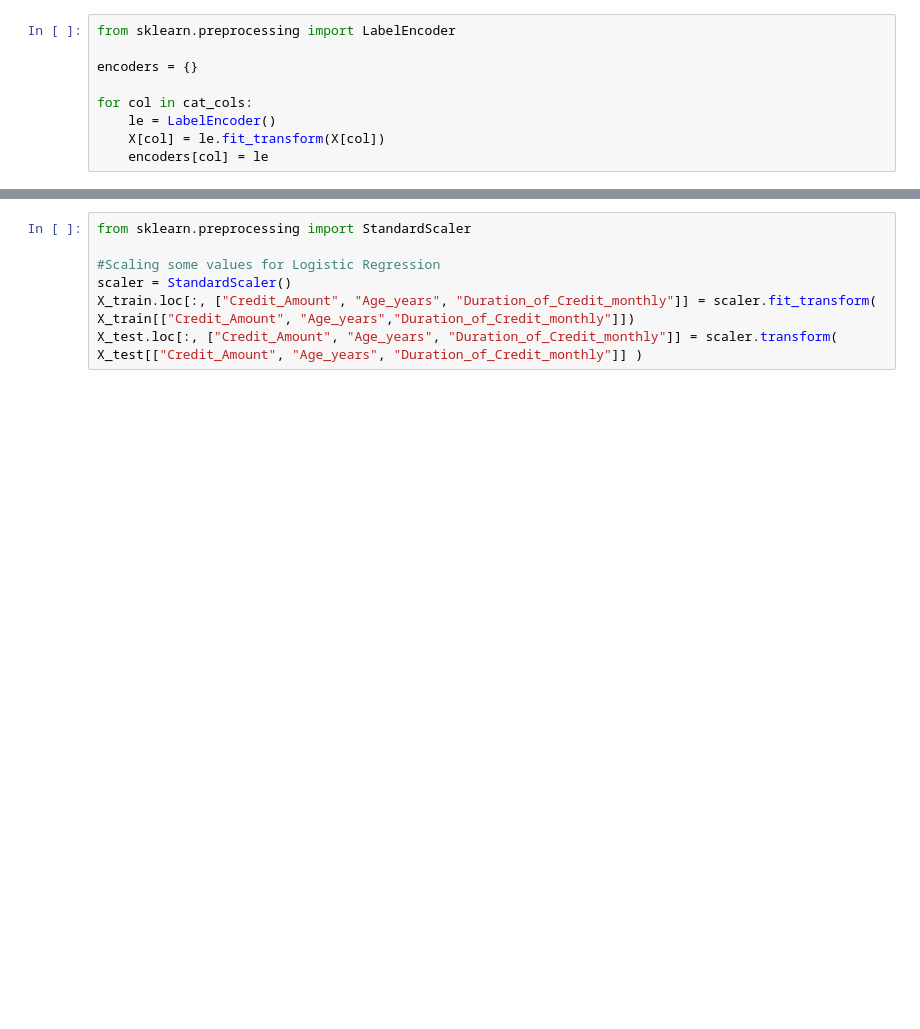
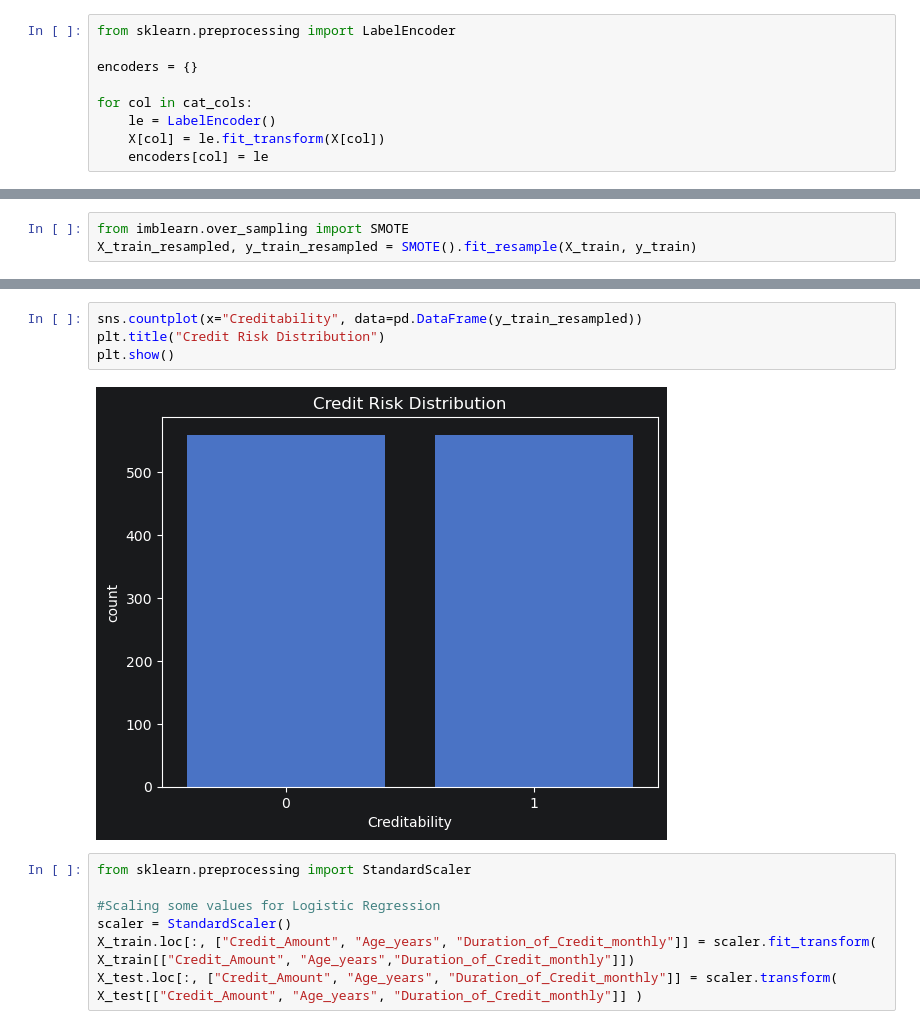
Before and after one commit to BabkenInants/BankRiskManagment, a Jupyter notebook: sample.ipynb, the cells around one changed output, grey strips where cells are left out. Cells and saved outputs as stored; diff of their text form; blank space fills up the shorter version.

```diff
--- a/sample.ipynb
+++ b/sample.ipynb
@@ -291,3 +288,6 @@ print(X_test.shape)
 # %% [output]
 (800, 20)
 (200, 20)
+# %%
+from imblearn.over_sampling import SMOTE
+X_train_resampled, y_train_resampled = SMOTE().fit_resample(X_train, y_train)
@@ -294,3 +310,9 @@ print(X_test.shape)
+# %%
+sns.countplot(x="Creditability", data=pd.DataFrame(y_train_resampled))
+plt.title("Credit Risk Distribution")
+plt.show()
+# %% [output]
+[figure, added]
 # %%
 from sklearn.preprocessing import StandardScaler
 
```
Also changed, not shown: parts of 8 cells of this notebook, 1 other file.
